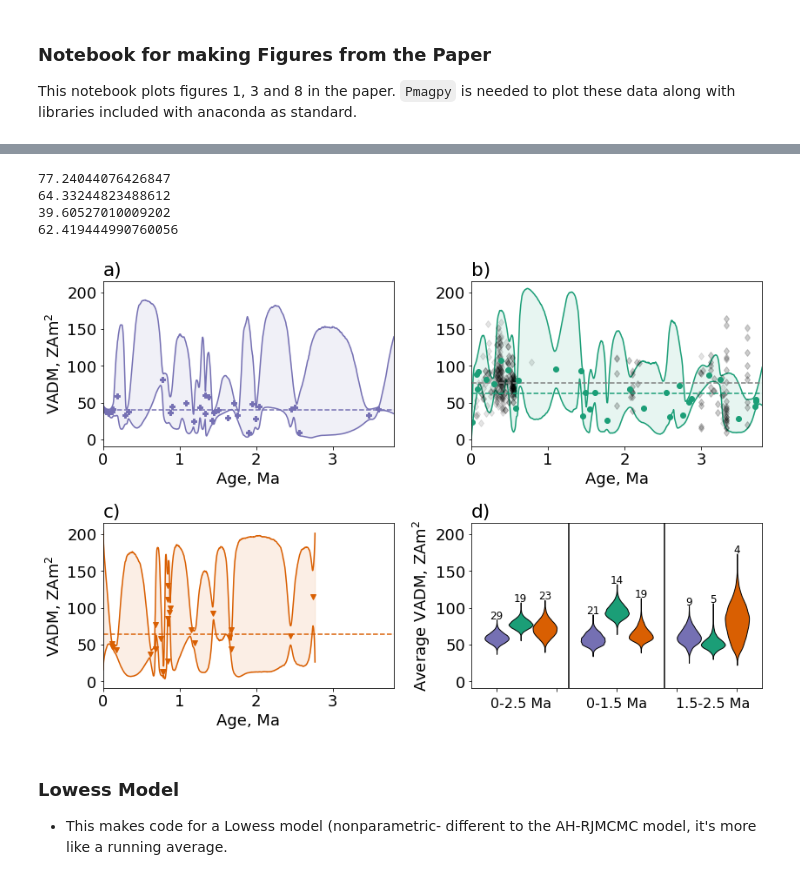
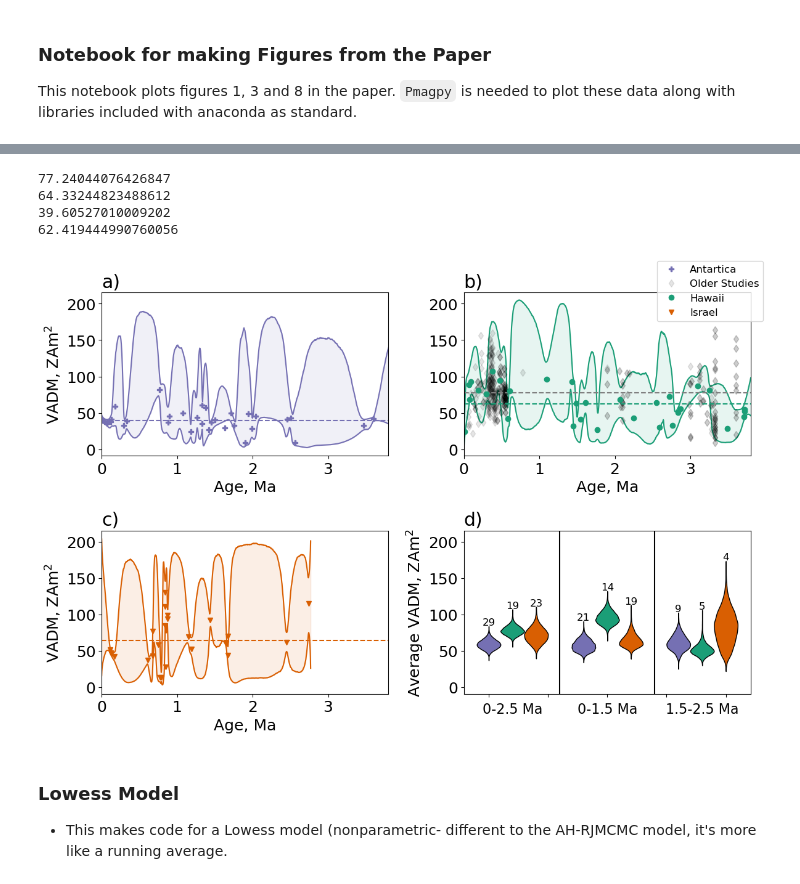
Before and after one commit to bcych/hawaiian_paleointensity, a Jupyter notebook: Hawaii_Figures.ipynb, the cells around one changed output, grey strips where cells are left out. Drawn from its saved outputs; the diff is of its cells as text; code cells hidden in the pictures.

```diff
--- a/Hawaii_Figures.ipynb
+++ b/Hawaii_Figures.ipynb
@@ -216,7 +217,7 @@ def get_mean_VDMs(output_model,pltnum,lat,ax,color,max_date=2.5,min_date=0,locat
     plt.text(pltnum,max(vdm_means)+5,str(len(sites_location)),va='center',ha='center',fontsize=12)
     return(vdm_means)
 # %%
-def plot_model_output(WD,fname,lat,ax,color,marker,max_date=2.5):
+def plot_model_output(WD,fname,lat,ax,color,marker,max_date=2.5,**kwargs):
     """
     Plots bounds of model output from Livermore (2018)
 
@@ -278,7 +279,7 @@ def plot_model_output(WD,fname,lat,ax,color,marker,max_date=2.5):
     ax.fill_between(model_ages,model_VADMs_lower,model_VADMs_upper,color=color,alpha=0.1,zorder=-1)
     ax.plot(model_ages,model_VADMs_lower,color=color,zorder=0)
     ax.plot(model_ages,model_VADMs_upper,color=color,zorder=0)
-    ax.plot(data_ages,data_VADMs,marker=marker,color=color,lw=0)
+    ax.plot(data_ages,data_VADMs,marker=marker,color=color,lw=0,**kwargs)
 # %%
 #Plot Figure 8 (Warning, takes some time!)
 
@@ -288,7 +289,7 @@ golan_model=open('AH-RJMCMC1/Golan/models.dat','r').readlines()
 mcmurdo_model=open('AH-RJMCMC1/McMurdo/models.dat','r').readlines()
 
 #Set up figure
-fig=plt.figure(figsize=(12,8))
+fig=plt.figure(figsize=(12,8),layout='constrained')
 grid=fig.add_gridspec(4,4)
 mcmurdo=fig.add_subplot(grid[0:2,0:2])
 hawaii=fig.add_subplot(grid[0:2,2:4])
@@ -297,16 +298,16 @@ violins=fig.add_subplot(grid[2:4,2:4])
 
 #Data from Hawaii
 lat_bin=all_sites[(all_sites.lat>15)&(all_sites.lat<25)&(all_sites.lon>360-160)&(all_sites.lon<360-155)]
-hawaii.plot(lat_bin['age'],pmag.b_vdm(lat_bin['int_abs']*1e6,lat_bin['lat'])/1e27,'kd',alpha=0.1);
+hawaii.plot(lat_bin['age'],pmag.b_vdm(lat_bin['int_abs']*1e6,lat_bin['lat'])/1e27,'kd',alpha=0.1,label='Older Studies');
 hawaii.axhline(np.mean(pmag.b_vdm(lat_bin['int_abs']*1e6,lat_bin['lat']))/1e27,color='grey',linestyle='--')
 print(np.mean(pmag.b_vdm(lat_bin['int_abs']*1e6,lat_bin['lat']))/1e27)
 #Colorblind friendly colors for each plot
 colors=['#7570b3','#1b9e77','#d95f02']
 
 #Plot outputs of each model
-plot_model_output('AH-RJMCMC1/Golan','Golan.txt',33,golan,colors[2],'v',max_date=3.8)
-plot_model_output('AH-RJMCMC1/McMurdo','McMurdo.txt',-78,mcmurdo,colors[0],'P',max_date=3.8)
-plot_model_output('AH-RJMCMC1/Outputs','Hawaii.txt',21,hawaii,colors[1],'o',max_date=3.8)
+plot_model_output('AH-RJMCMC1/Golan','Golan.txt',33,golan,colors[2],'v',max_date=3.8,label='Israel')
+plot_model_output('AH-RJMCMC1/McMurdo','McMurdo.txt',-78,mcmurdo,colors[0],'P',max_date=3.8,label='Antartica')
+plot_model_output('AH-RJMCMC1/Outputs','Hawaii.txt',21,hawaii,colors[1],'o',max_date=3.8,label='Hawaii')
 
 #Plot mean VADMS from 0-1.5 Ma
 get_mean_VDMs(golan_model,6,33,violins,colors[2],min_date=0,max_date=1.5,location='Golan Heights')
@@ -345,34 +346,35 @@ violins.text(1,-30,'0-2.5 Ma',ha='center',va='center',fontsize=16)
 
 #Set axes limits and labels.
 violins.set_ylabel('Average VADM, ZAm$^2$');
 violins.set_ylim(hawaii.get_ylim())
 mcmurdo.set_ylim(hawaii.get_ylim())
 golan.set_ylim(hawaii.get_ylim())
 violins.xaxis.set_ticklabels([])
 
 golan.set_xlim(0,3.8)
 hawaii.set_xlim(0,3.8)
 mcmurdo.set_xlim(0,3.8)
 golan.set_xlabel('Age, Ma')
 hawaii.set_xlabel('Age, Ma')
 golan.set_ylabel('VADM, ZAm$^2$')
 mcmurdo.set_ylabel('VADM, ZAm$^2$')
 mcmurdo.set_xlabel('Age, Ma')
 
 mcmurdo.set_title('a)',loc='left')
 hawaii.set_title('b)',loc='left')
 golan.set_title('c)',loc='left')
 violins.set_title('d)',loc='left')
 
 #Save image.
+fig.legend(fontsize=12);
 plt.tight_layout()
 plt.savefig('Figures/Average_VADM.pdf')
 # %% [output]
 77.24044076426847
 64.33244823488612
 39.60527010009202
 62.419444990760056
-[figure, old version]
+[figure, new version]
 # %% [markdown]
 ### Lowess Model
 - This makes code for a Lowess model (nonparametric- different to the AH-RJMCMC model, it's more like a running average.
```
Also changed, not shown: parts of 5 cells of this notebook, 9 other files.
